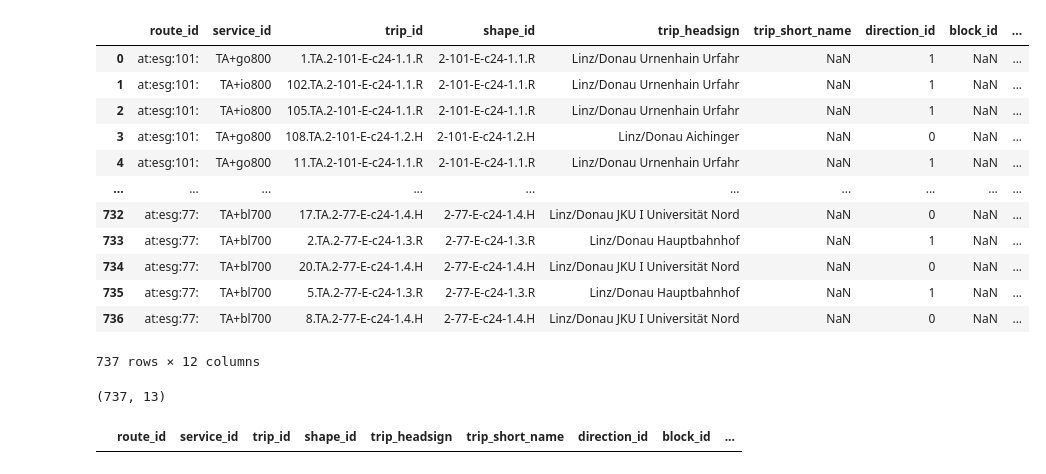
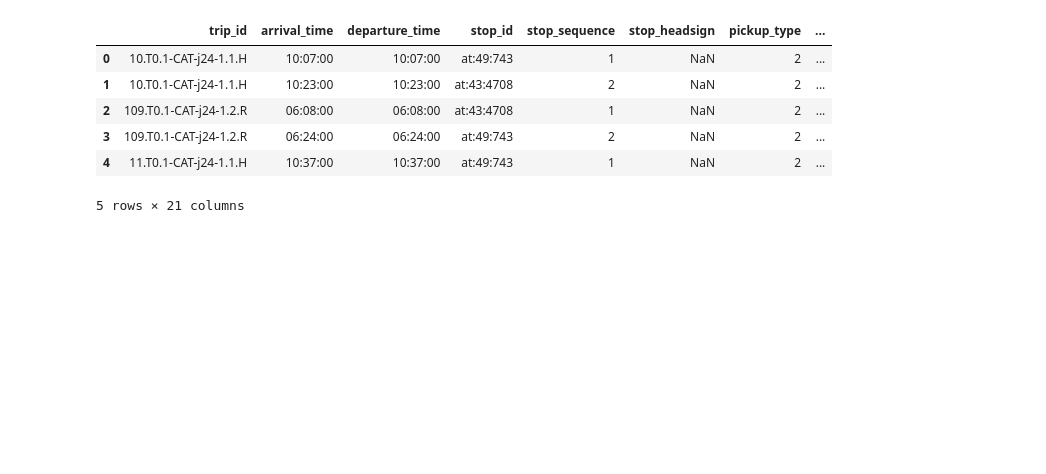
Before and after one commit to LeonRischar/ptsql_austria, a Jupyter notebook: src/demo_calculate_categories.ipynb, the cells around one changed output. Cells and saved outputs as stored; diff of their text form; code cells hidden in the pictures; blank space fills up the shorter version.

```diff
--- a/src/demo_calculate_categories.ipynb
+++ b/src/demo_calculate_categories.ipynb
@@ -56 +13,10 @@ route_type_translation = {0: 2, 1: 1, 2: 0, 3: 3, 11: 3,} #7: 3, 4: 3
+# %%
+# Config:
+
+region_name = "vor"
+# must be one of:
+# ["vor", "ooevv", "esg", "verbundlinie", "kaernterlinien", "salzburgverkehr", "vvt", "vmobil", "obb"]
+
+# select day in 2024 in format YYYYMMDD
+selected_day = 20240131
 # %%
@@ -180,32 +115,34 @@ if trips_full.shape[0] == 0:
 # %%
-# merge trips with routes information
-routes_trips = pd.merge(trips_full, routes, on='route_id', how='left')
-display(routes_trips)
+# keep only stop entry for parent station, if no parent station is given, keep a stop entry
+stops_parents = stops_filtered[stops_filtered['stop_id'].str.startswith('Pat')].copy()
+stops_parents['stop_id'] = stops_parents['stop_id'].apply(lambda x: x if x[0] != 'P' else x[1:])
+stops_filtered = stops_filtered[stops_filtered['stop_id'].str.startswith('at') | stops_filtered['stop_id'].str.startswith('obb')]
+stops_filtered = stops_filtered[~stops_filtered['stop_id'].isin(stops_parents['stop_id'])].drop_duplicates(subset=['stop_id'], keep='first')
+# TODO: maybe filter out special stations e.g. obb_CP_80854 Wattens Sammelpunkt Bahnhofstraße MPREIS or Pat:42:99979_HoB
+stops_filtered_final = pd.concat([stops_parents, stops_filtered])
 
-# keep only valid trips route_type, remove e.g funicular 7 and ferry 4
-routes_trips = routes_trips[routes_trips['route_type'].isin([0, 1, 2, 3, 11])]
-# TODO: check if this is correct
+stop_times_filtered = stop_times.copy()
+stop_times_filtered = stop_times_filtered[stop_times_filtered['departure_time'].between('06:00:00', '20:00:00')]
+stop_times_filtered = stop_times_filtered[stop_times_filtered['stop_id'].str.startswith('at')]
+# TODO: check if Parent station is in stop_times and keep those
+stop_times_filtered['stop_id'] = stop_times_filtered['stop_id'].astype(str).apply(
+    lambda x: (
+        re.match(r'^((?:[^:]*:){3})', x).group(1).rstrip(':')
+        if re.match(r'^((?:[^:]*:){3})', x)
+        else x
+    )
+)
 
-# translate route type
-routes_trips['trip_short_name'] = routes_trips['trip_short_name'].astype('str')
-routes_trips['rank'] = routes_trips.apply(lambda x: detect_route_type(x['trip_short_name'], x['route_type']), axis=1)
+# add trip and route information to stop_times
+stop_times_trips = pd.merge(stop_times_filtered, routes_trips, on='trip_id', how='inner')
 
-print(routes_trips.shape)
-routes_trips[routes_trips['rank'].isna()]
+display(stop_times_trips.head())
 # %% [output]
-|  | route_id | service_id | trip_id | shape_id | trip_headsign | trip_short_name | direction_id | block_id | ... |
-| 0 | at:esg:101: | TA+go800 | 1.TA.2-101-E-c24-1.1.R | 2-101-E-c24-1.1.R | Linz/Donau Urnenhain Urfahr | NaN | 1 | NaN | ... |
-| 1 | at:esg:101: | TA+io800 | 102.TA.2-101-E-c24-1.1.R | 2-101-E-c24-1.1.R | Linz/Donau Urnenhain Urfahr | NaN | 1 | NaN | ... |
-| 2 | at:esg:101: | TA+io800 | 105.TA.2-101-E-c24-1.1.R | 2-101-E-c24-1.1.R | Linz/Donau Urnenhain Urfahr | NaN | 1 | NaN | ... |
-| 3 | at:esg:101: | TA+go800 | 108.TA.2-101-E-c24-1.2.H | 2-101-E-c24-1.2.H | Linz/Donau Aichinger | NaN | 0 | NaN | ... |
-| 4 | at:esg:101: | TA+go800 | 11.TA.2-101-E-c24-1.1.R | 2-101-E-c24-1.1.R | Linz/Donau Urnenhain Urfahr | NaN | 1 | NaN | ... |
-| ... | ... | ... | ... | ... | ... | ... | ... | ... | ... |
-| 732 | at:esg:77: | TA+bl700 | 17.TA.2-77-E-c24-1.4.H | 2-77-E-c24-1.4.H | Linz/Donau JKU I Universität Nord | NaN | 0 | NaN | ... |
-| 733 | at:esg:77: | TA+bl700 | 2.TA.2-77-E-c24-1.3.R | 2-77-E-c24-1.3.R | Linz/Donau Hauptbahnhof | NaN | 1 | NaN | ... |
-| 734 | at:esg:77: | TA+bl700 | 20.TA.2-77-E-c24-1.4.H | 2-77-E-c24-1.4.H | Linz/Donau JKU I Universität Nord | NaN | 0 | NaN | ... |
-| 735 | at:esg:77: | TA+bl700 | 5.TA.2-77-E-c24-1.3.R | 2-77-E-c24-1.3.R | Linz/Donau Hauptbahnhof | NaN | 1 | NaN | ... |
-| 736 | at:esg:77: | TA+bl700 | 8.TA.2-77-E-c24-1.4.H | 2-77-E-c24-1.4.H | Linz/Donau JKU I Universität Nord | NaN | 0 | NaN | ... |
+|  | trip_id | arrival_time | departure_time | stop_id | stop_sequence | stop_headsign | pickup_type | ... |
+| 0 | 10.T0.1-CAT-j24-1.1.H | 10:07:00 | 10:07:00 | at:49:743 | 1 | NaN | 2 | ... |
+| 1 | 10.T0.1-CAT-j24-1.1.H | 10:23:00 | 10:23:00 | at:43:4708 | 2 | NaN | 2 | ... |
+| 2 | 109.T0.1-CAT-j24-1.2.R | 06:08:00 | 06:08:00 | at:43:4708 | 1 | NaN | 2 | ... |
+| 3 | 109.T0.1-CAT-j24-1.2.R | 06:24:00 | 06:24:00 | at:49:743 | 2 | NaN | 2 | ... |
+| 4 | 11.T0.1-CAT-j24-1.1.H | 10:37:00 | 10:37:00 | at:49:743 | 1 | NaN | 2 | ... |
-737 rows × 12 columns
+5 rows × 21 columns
-(737, 13)
-|  | route_id | service_id | trip_id | shape_id | trip_headsign | trip_short_name | direction_id | block_id | ... |
 # %%
```
Also changed, not shown: parts of 13 cells of this notebook, 2 other files.
